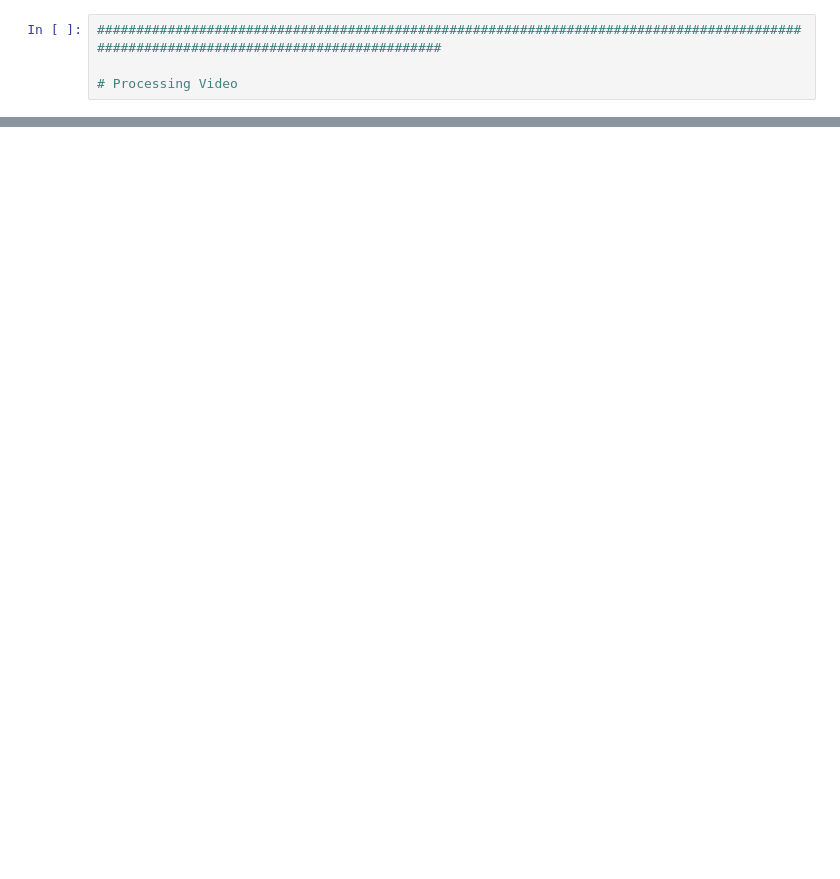
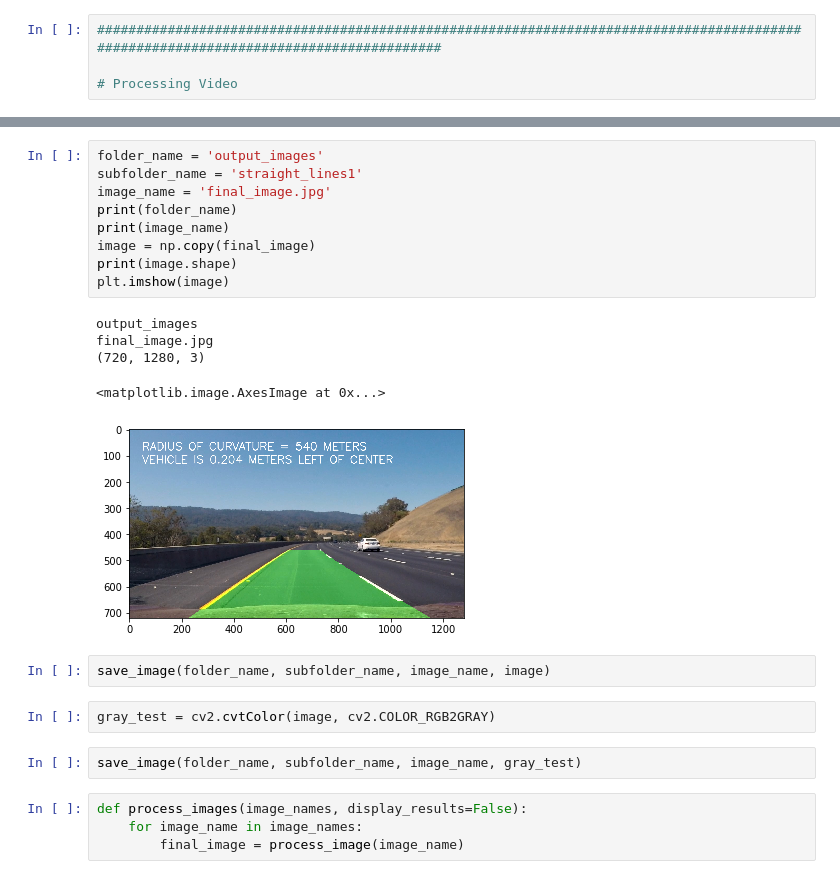
Before and after one commit to tyler-lewis-udacity/Advanced_Lane_Finding, a Jupyter notebook: P4_advanced_lane_finding.ipynb, the cells around one changed output, grey strips where cells are left out. Drawn from its saved outputs; the diff is of its cells as text; blank space fills up the shorter version.

```diff
--- a/P4_advanced_lane_finding.ipynb
+++ b/P4_advanced_lane_finding.ipynb
@@ -883,0 +732,25 @@ final_image = process_image(original_image, display_results=True)
+# %%
+folder_name = 'output_images'
+subfolder_name = 'straight_lines1'
+image_name = 'final_image.jpg'
+print(folder_name)
+print(image_name)
+image = np.copy(final_image)
+print(image.shape)
+plt.imshow(image)
+# %% [output]
+output_images
+final_image.jpg
+(720, 1280, 3)
+<matplotlib.image.AxesImage at 0x...>
+[figure, added]
+# %%
+save_image(folder_name, subfolder_name, image_name, image)
+# %%
+gray_test = cv2.cvtColor(image, cv2.COLOR_RGB2GRAY)
+# %%
+save_image(folder_name, subfolder_name, image_name, gray_test)
+# %%
+def process_images(image_names, display_results=False):
+    for image_name in image_names:
+        final_image = process_image(image_name)
```
Also changed, not shown: parts of 28 cells of this notebook.
